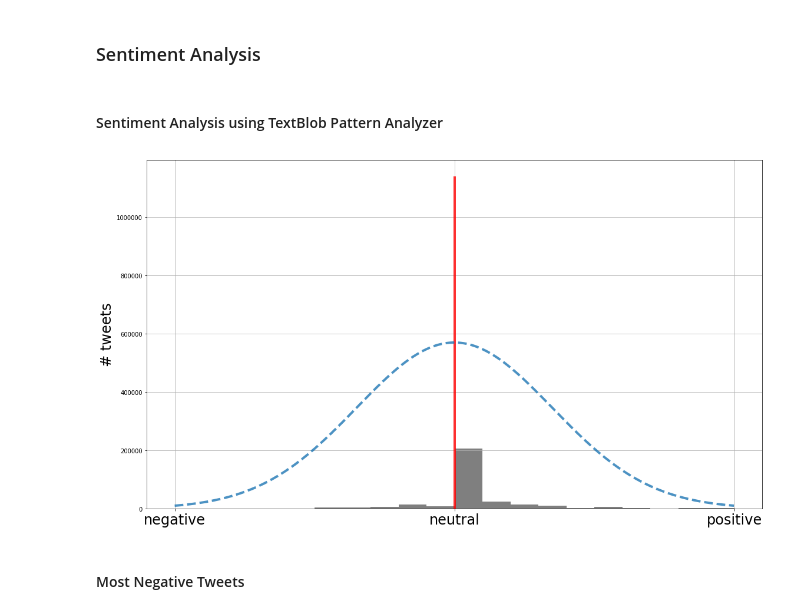
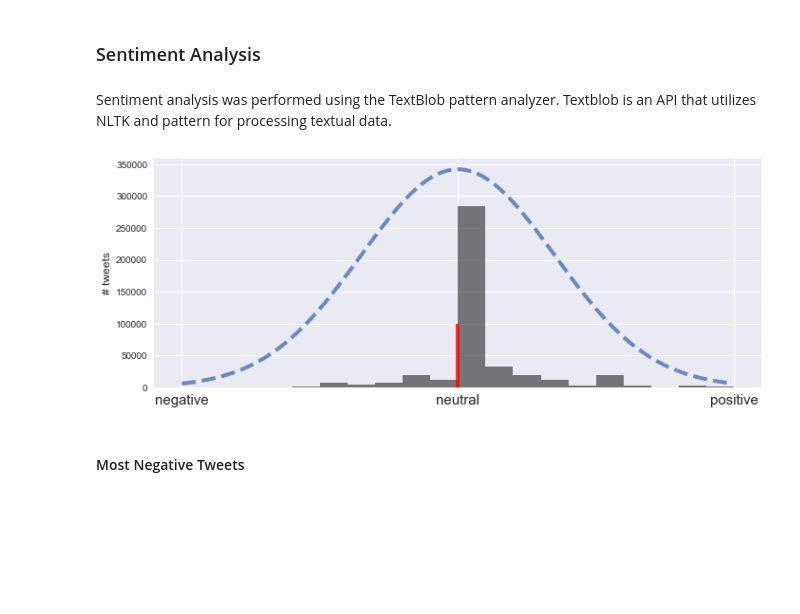
Before and after one commit to bouncebarkrun/Springboard-Data-Science-Career-Track, a Jupyter notebook: 2nd Capstone Project/Code/Capstone 2 Text Analysis.ipynb, the cells around one changed output. Saved outputs shown, nothing was run; the diff lists cells and outputs as text; code cells hidden in the pictures; blank space fills up the shorter version.

```diff
--- a/2nd Capstone Project/Code/Capstone 2 Text Analysis.ipynb
+++ b/2nd Capstone Project/Code/Capstone 2 Text Analysis.ipynb
@@ -298,6 +320,9 @@ plt.show()
 # %%
 tweettext = df.text.tolist()
 # %%
+stopwords = nltk.corpus.stopwords.words('english')
+RE_stopwords = r'\b(?:{})\b'.format('|'.join(stopwords))
+
 def clean_tweet(tweet):
     # Remove RT (retweet signal)
     tweet = re.sub('RT @', '@', tweet)
@@ -307,6 +332,8 @@ def clean_tweet(tweet):
     tweet = re.sub(r'https?:\/\/.*\/\w*','', tweet)
     # Remove puncutation
     tweet = re.sub(r'[' + string.punctuation + ']+', ' ', tweet)
+    # Remove stopwords
+    tweet = re.sub(RE_stopwords, ' ', tweet)
     # Tokenize text
     tokenizer = TweetTokenizer(strip_handles=True, reduce_len=True)
     tokens = tokenizer.tokenize(tweet)
@@ -344,0 +372,4 @@ transformed.shape
+# %%
+vectorizer2 = TfidfVectorizer(use_idf=True, ngram_range=(3,4))
+transformed2 = vectorizer2.fit_transform(cleaned_texts.values)
+features2 = vectorizer2.get_feature_names()
@@ -351,7 +386,7 @@ Kmeans clustering was used to identify clusters in the transformed vectorized te
 # %%
 n_clusters = 5
 
-kmeans = KMeans(n_clusters=n_clusters, n_jobs=-1)
+kmeans = KMeans(n_clusters=n_clusters, n_jobs=1)
 kmeans.fit(transformed)
 clusters = kmeans.labels_.tolist()
 df['cluster_id'] = clusters
@@ -394,0 +434,9 @@ The clusters do appear to focus on slightly different issues around net neutrali
+# %%
+n_clusters = 5
+
+kmeans2 = KMeans(n_clusters=n_clusters, n_jobs=1)
+kmeans2.fit(transformed2)
+clusters2 = kmeans2.labels_.tolist()
+df['cluster_id2'] = clusters2
+
+df.cluster_id2.value_counts()
@@ -482,8 +621,8 @@ These two topic modeling algorithms produce somewhat different topic clusters.
 <a id='section5'></a>
 # %% [markdown]
 ### Sentiment Analysis
-# %% [markdown]
-#### Sentiment Analysis using TextBlob Pattern Analyzer
+# %% [markdown]
+Sentiment analysis was performed using the TextBlob pattern analyzer.  Textblob is an API that utilizes NLTK and pattern for processing textual data.
 # %%
 def get_tweet_sentiment(tweet):
     return TextBlob(tweet).sentiment.polarity
@@ -492,19 +631,18 @@ df['sentiment'] = df.cleaned_text.apply(lambda x: get_tweet_sentiment(' '.join(x
 # %%
 from scipy.stats import norm
 hist, edges = np.histogram(df.sentiment.values, bins=np.arange(-1, 1, 0.1))
-fig, ax = pl.subplots(figsize=(16, 9))
+fig, ax = pl.subplots(figsize=(10,4))
 df.sentiment.hist(ax=ax, bins=20, color='k', alpha=0.5)
-# ax.bar(edges, hist, width=width, color='k', alpha=0.5)
 ax.set_xticks(range(-1, 2))
-ax.set_xticklabels(['negative', 'neutral', 'positive'], fontsize=24)
-ax.set_ylabel('# tweets', fontsize=24)
-x = np.arange(-1, 1, 0.001)
-ax.plot(x, norm.pdf(x, 0, 0.35) * 500000, '--', linewidth=4, alpha=0.8)
-ax.vlines(0, 0, 1140000, color='r', linewidth=4, linestyle='-', alpha=0.8)
+ax.set_xticklabels(['negative', 'neutral', 'positive'], fontsize=15)
+ax.set_ylabel('# tweets', fontsize=12)
+x = np.arange(-1, 1, 0.01)
+ax.plot(x, norm.pdf(x, 0, 0.35) * 300000, '--', linewidth=4, alpha=0.8)
+ax.vlines(0, 0, 100000, color='r', linewidth=4, linestyle='-', alpha=0.8)
 pl.tight_layout()
 pl.show()
 # %% [output]
-[figure, old version]
+[figure, new version]
 # %% [markdown]
 #### Most Negative Tweets
 # %%
```
Also changed, not shown: parts of 43 cells of this notebook.
